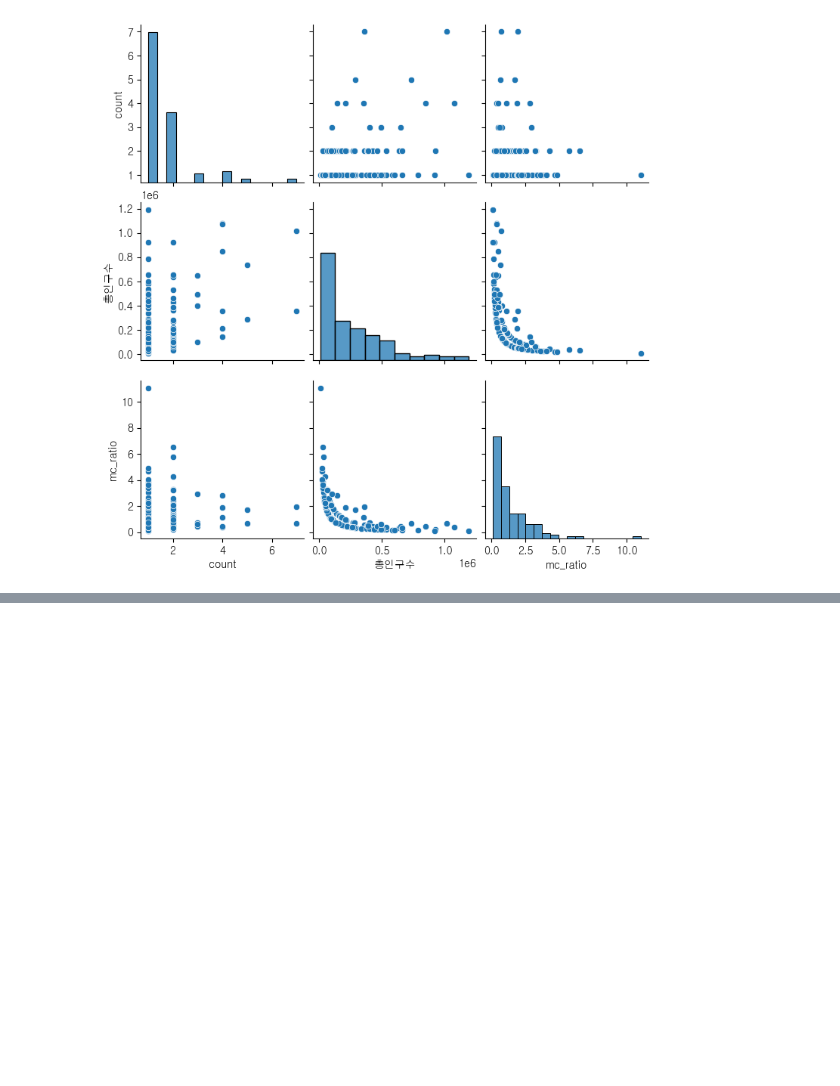
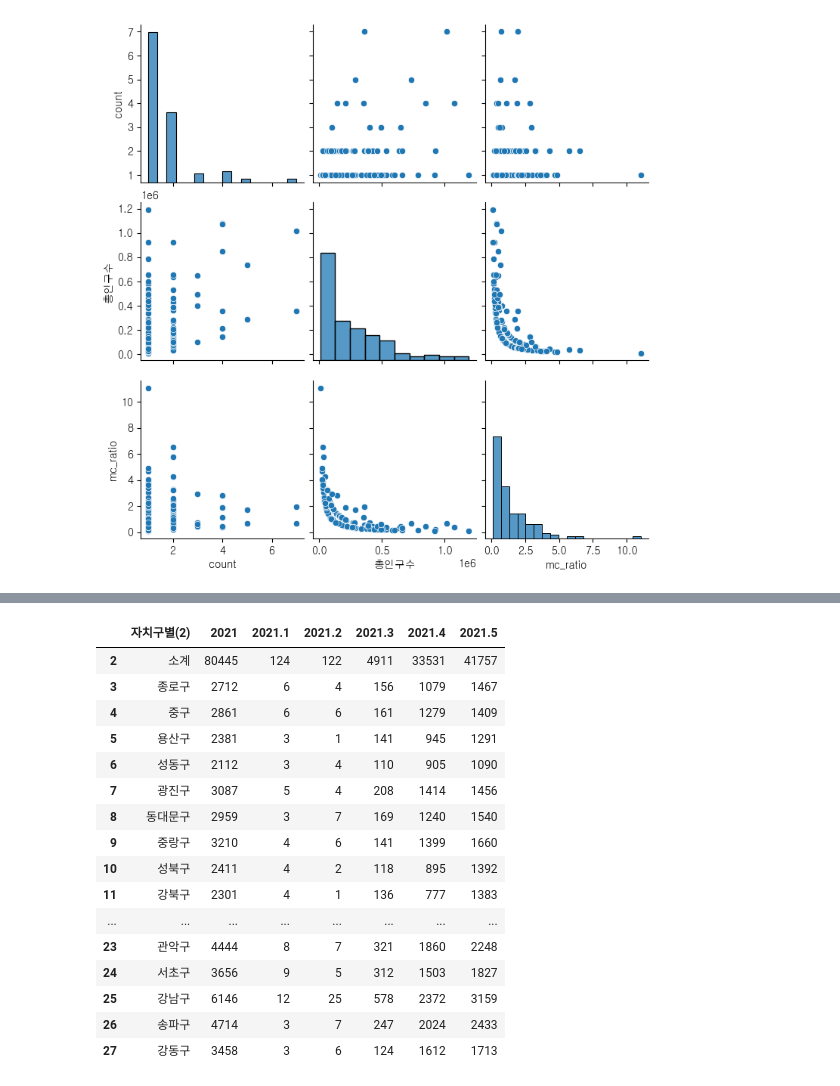
Before and after one commit to eshehh/K1109_Py_Class_Lab, a Jupyter notebook: 0420/folium2.ipynb, the cells around one changed output, grey strips where cells are left out. Saved outputs shown, nothing was run; the diff lists cells and outputs as text; code cells hidden in the pictures; blank space fills up the shorter version.

```diff
--- a/0420/folium2.ipynb
+++ b/0420/folium2.ipynb
@@ -476,0 +629,23 @@ plt.show()
+# %%
+
+g1=pd.read_excel('data/5대+범죄+발생현황_20230428134012.xlsx')
+g2=g1.drop([g1.index[0], g1.index[1]], axis=0)
+g2
+# %% [output]
+|  | 자치구별(2) | 2021 | 2021.1 | 2021.2 | 2021.3 | 2021.4 | 2021.5 |
+| 2 | 소계 | 80445 | 124 | 122 | 4911 | 33531 | 41757 |
+| 3 | 종로구 | 2712 | 6 | 4 | 156 | 1079 | 1467 |
+| 4 | 중구 | 2861 | 6 | 6 | 161 | 1279 | 1409 |
+| 5 | 용산구 | 2381 | 3 | 1 | 141 | 945 | 1291 |
+| 6 | 성동구 | 2112 | 3 | 4 | 110 | 905 | 1090 |
+| 7 | 광진구 | 3087 | 5 | 4 | 208 | 1414 | 1456 |
+| 8 | 동대문구 | 2959 | 3 | 7 | 169 | 1240 | 1540 |
+| 9 | 중랑구 | 3210 | 4 | 6 | 141 | 1399 | 1660 |
+| 10 | 성북구 | 2411 | 4 | 2 | 118 | 895 | 1392 |
+| 11 | 강북구 | 2301 | 4 | 1 | 136 | 777 | 1383 |
+| ... | ... | ... | ... | ... | ... | ... | ... |
+| 23 | 관악구 | 4444 | 8 | 7 | 321 | 1860 | 2248 |
+| 24 | 서초구 | 3656 | 9 | 5 | 312 | 1503 | 1827 |
+| 25 | 강남구 | 6146 | 12 | 25 | 578 | 2372 | 3159 |
+| 26 | 송파구 | 4714 | 3 | 7 | 247 | 2024 | 2433 |
+| 27 | 강동구 | 3458 | 3 | 6 | 124 | 1612 | 1713 |
```
Also changed, not shown: parts of 18 cells of this notebook, 5 other files.
